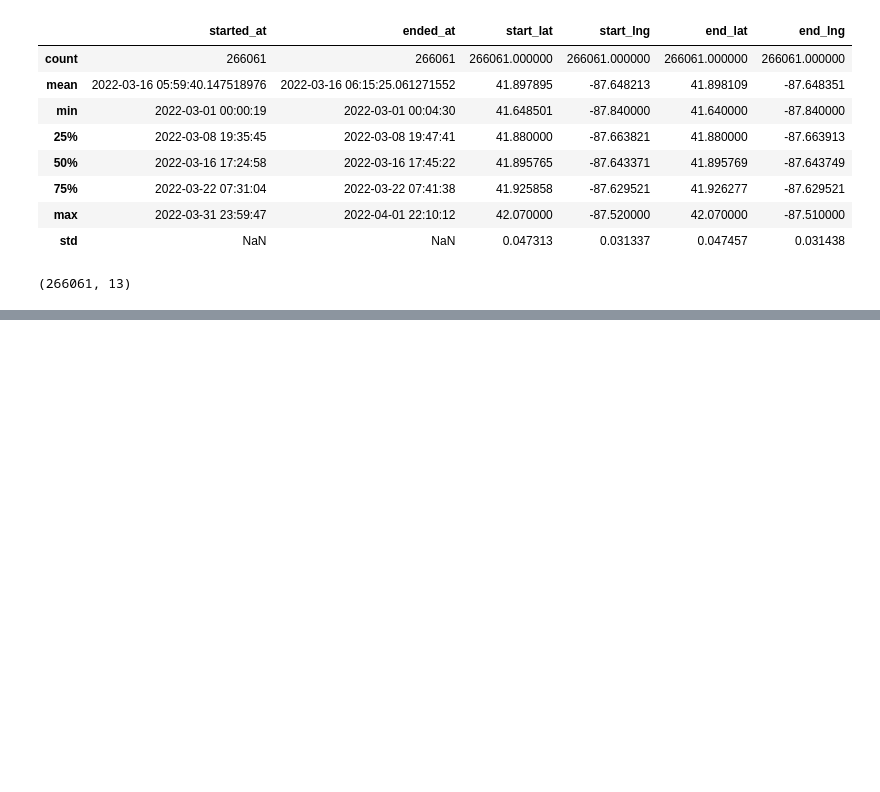
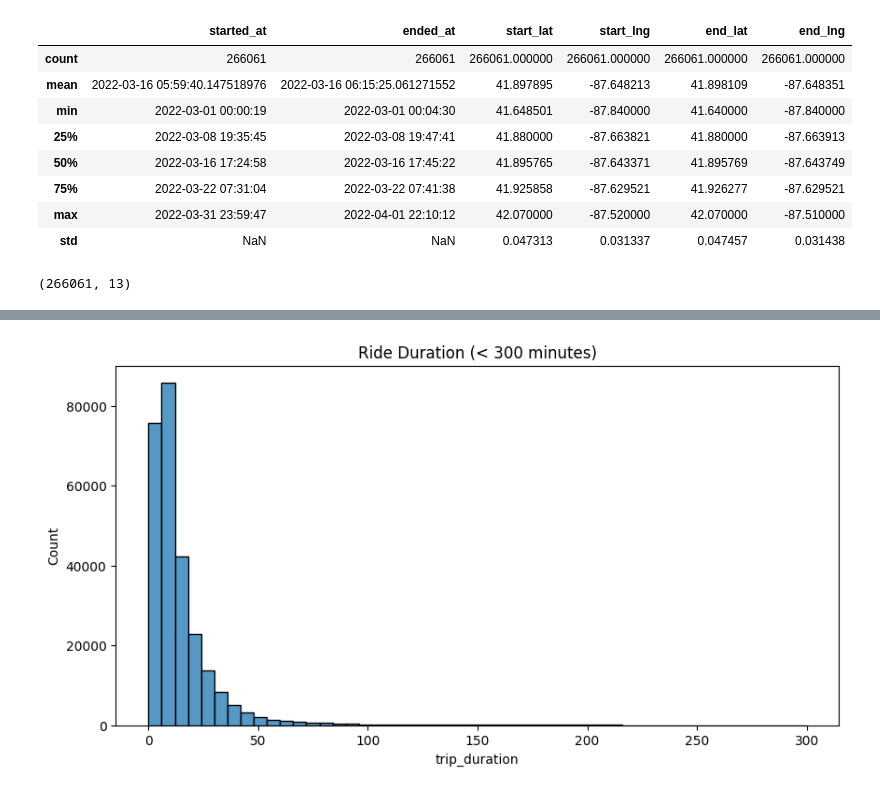
Before and after one commit to devakajla/RideScope, a Jupyter notebook: notebooks/01_cleaning_ride.ipynb, the cells around one changed output, grey strips where cells are left out. Drawn from its saved outputs; the diff is of its cells as text; code cells hidden in the pictures; blank space fills up the shorter version.

```diff
--- a/notebooks/01_cleaning.ipynb
+++ b/notebooks/01_cleaning_ride.ipynb
@@ -1045,0 +1069,7 @@ df.shape
+# %%
+plt.figure(figsize=(10,5))
+sns.histplot(df[df['trip_duration'] < 300]['trip_duration'], bins=50)
+plt.title('Ride Duration (< 300 minutes)')
+plt.show()
+# %% [output]
+[figure, added]
```
Also changed, not shown: parts of 28 cells of this notebook.
